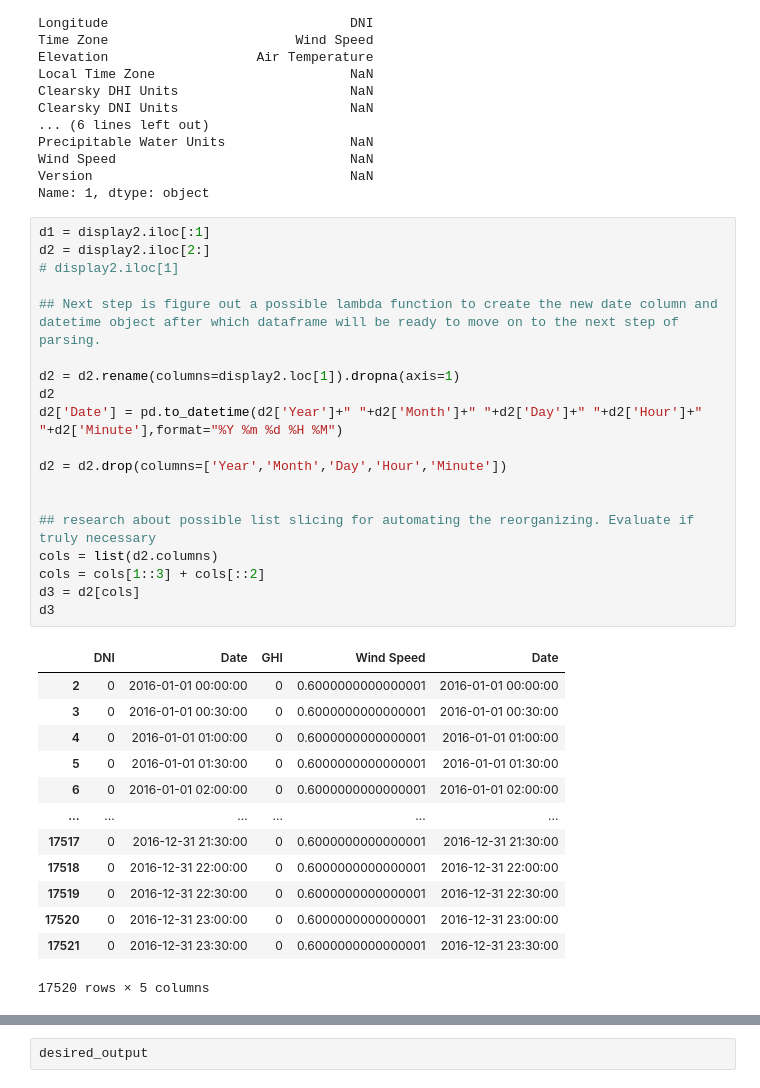
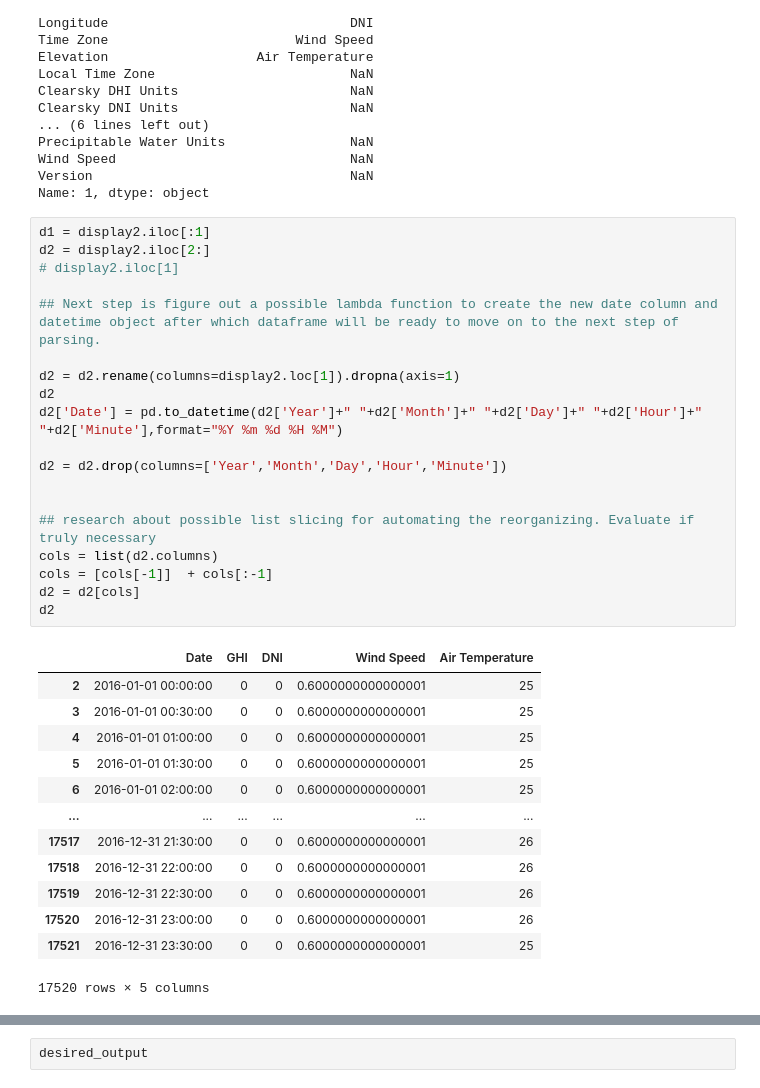
Before and after one commit to NataliaLopez17/Dr.-Harmsen-Solar-Data-Project, a Jupyter notebook: Testing Notebook/Data Parsing.ipynb, the cells around one changed output, grey strips where cells are left out. Cells and saved outputs as stored; diff of their text form.

```diff
--- a/Testing Notebook/Data Parsing.ipynb
+++ b/Testing Notebook/Data Parsing.ipynb
@@ -35,33 +48,33 @@ Name: 1, dtype: object
 # %%
 d1 = display2.iloc[:1]
 d2 = display2.iloc[2:]
 # display2.iloc[1]
 
 ## Next step is figure out a possible lambda function to create the new date column and datetime object after which dataframe will be ready to move on to the next step of parsing.
 
 d2 = d2.rename(columns=display2.loc[1]).dropna(axis=1)
 d2
 d2['Date'] = pd.to_datetime(d2['Year']+" "+d2['Month']+" "+d2['Day']+" "+d2['Hour']+" "+d2['Minute'],format="%Y %m %d %H %M")
 
 d2 = d2.drop(columns=['Year','Month','Day','Hour','Minute'])
 
 
 ## research about possible list slicing for automating the reorganizing. Evaluate if truly necessary
 cols = list(d2.columns)
-cols = cols[1::3] + cols[::2]
-d3 = d2[cols]
-d3
+cols = [cols[-1]]  + cols[:-1]
+d2 = d2[cols]
+d2
 # %% [output]
-|  | DNI | Date | GHI | Wind Speed | Date |
-| 2 | 0 | 2016-01-01 00:00:00 | 0 | 0.6000000000000001 | 2016-01-01 00:00:00 |
-| 3 | 0 | 2016-01-01 00:30:00 | 0 | 0.6000000000000001 | 2016-01-01 00:30:00 |
-| 4 | 0 | 2016-01-01 01:00:00 | 0 | 0.6000000000000001 | 2016-01-01 01:00:00 |
-| 5 | 0 | 2016-01-01 01:30:00 | 0 | 0.6000000000000001 | 2016-01-01 01:30:00 |
-| 6 | 0 | 2016-01-01 02:00:00 | 0 | 0.6000000000000001 | 2016-01-01 02:00:00 |
+|  | Date | GHI | DNI | Wind Speed | Air Temperature |
+| 2 | 2016-01-01 00:00:00 | 0 | 0 | 0.6000000000000001 | 25 |
+| 3 | 2016-01-01 00:30:00 | 0 | 0 | 0.6000000000000001 | 25 |
+| 4 | 2016-01-01 01:00:00 | 0 | 0 | 0.6000000000000001 | 25 |
+| 5 | 2016-01-01 01:30:00 | 0 | 0 | 0.6000000000000001 | 25 |
+| 6 | 2016-01-01 02:00:00 | 0 | 0 | 0.6000000000000001 | 25 |
 | ... | ... | ... | ... | ... | ... |
-| 17517 | 0 | 2016-12-31 21:30:00 | 0 | 0.6000000000000001 | 2016-12-31 21:30:00 |
-| 17518 | 0 | 2016-12-31 22:00:00 | 0 | 0.6000000000000001 | 2016-12-31 22:00:00 |
-| 17519 | 0 | 2016-12-31 22:30:00 | 0 | 0.6000000000000001 | 2016-12-31 22:30:00 |
-| 17520 | 0 | 2016-12-31 23:00:00 | 0 | 0.6000000000000001 | 2016-12-31 23:00:00 |
-| 17521 | 0 | 2016-12-31 23:30:00 | 0 | 0.6000000000000001 | 2016-12-31 23:30:00 |
+| 17517 | 2016-12-31 21:30:00 | 0 | 0 | 0.6000000000000001 | 26 |
+| 17518 | 2016-12-31 22:00:00 | 0 | 0 | 0.6000000000000001 | 26 |
+| 17519 | 2016-12-31 22:30:00 | 0 | 0 | 0.6000000000000001 | 26 |
+| 17520 | 2016-12-31 23:00:00 | 0 | 0 | 0.6000000000000001 | 26 |
+| 17521 | 2016-12-31 23:30:00 | 0 | 0 | 0.6000000000000001 | 25 |
 17520 rows × 5 columns
```
Also changed, not shown: parts of 16 cells of this notebook.
